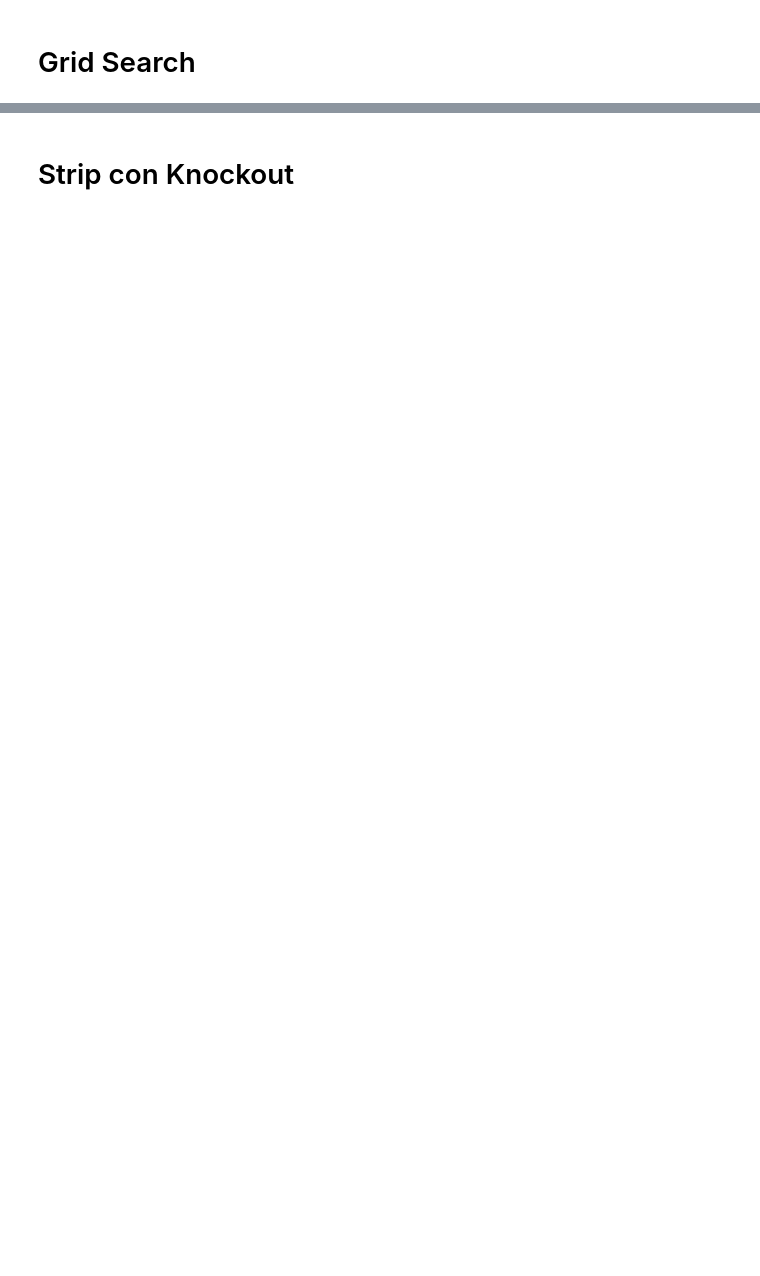
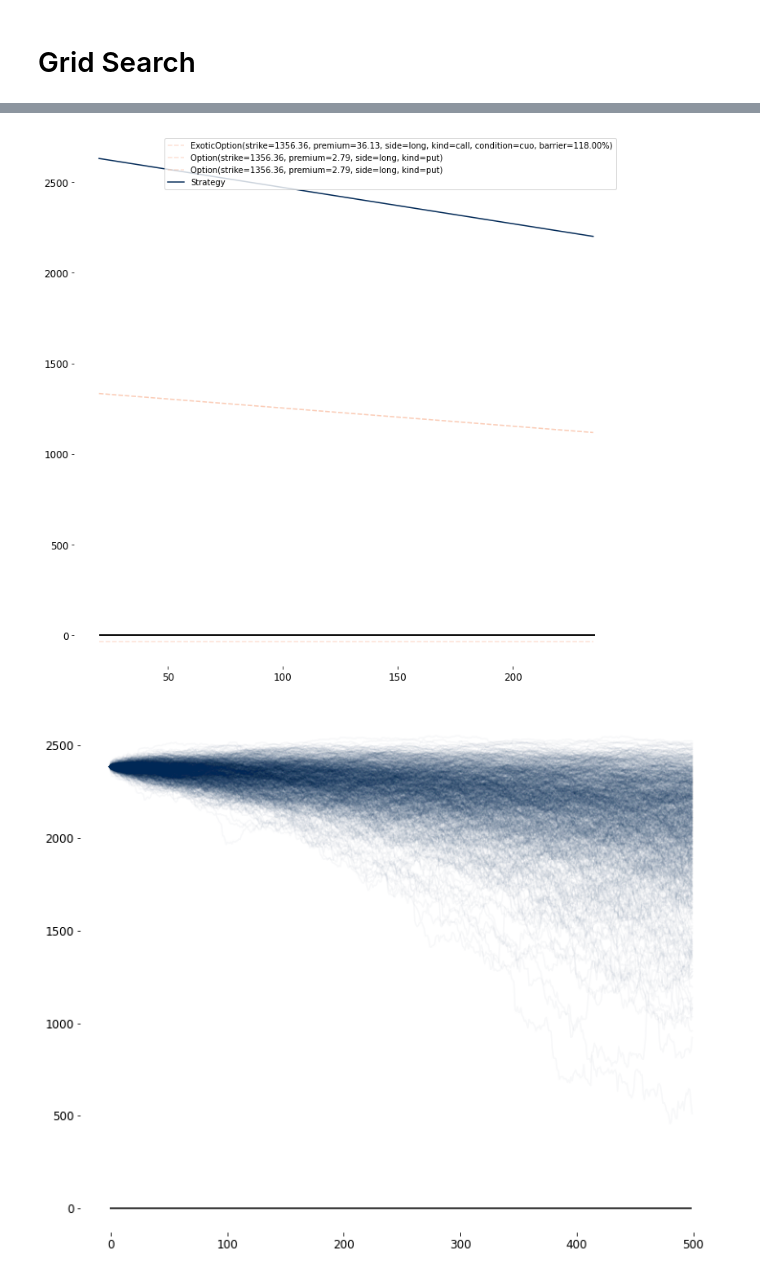
Before and after one commit to andyherfer/finance, a Jupyter notebook: options/demo.ipynb, the cells around one changed output, grey strips where cells are left out. Cells and saved outputs as stored; diff of their text form; code cells hidden in the pictures; blank space fills up the shorter version.

```diff
--- a/options/demo.ipynb
+++ b/options/demo.ipynb
@@ -16,2 +9,17 @@ top_300[25].display()
-# %% [markdown]
-# Strip con Knockout
+# %%
+from Montecarlo import OptionsMC, MonteCarlo, BSOptionsMC
+from Prices import get_df
+
+df = get_df("AAPL", start="01/01/2017")
+series = df["Close"]
+options_mc = OptionsMC(series)
+(options_mc.add(side="long", kind="call", strike=1356.36, premium=36.13, condition="up and out", barrier=118/100)
+ .add(side="long", kind="put", strike=1356.36, premium=2.79)
+ .add(side="long", kind="put", strike=1356.36, premium=2.79))
+options_mc.display()
+
+mc = MonteCarlo(series, n_sims=1000)
+#mc.display()
+# %% [output]
+[figure, added]
+[figure, added]
```
Also changed, not shown: parts of 11 cells of this notebook, 3 other files.
